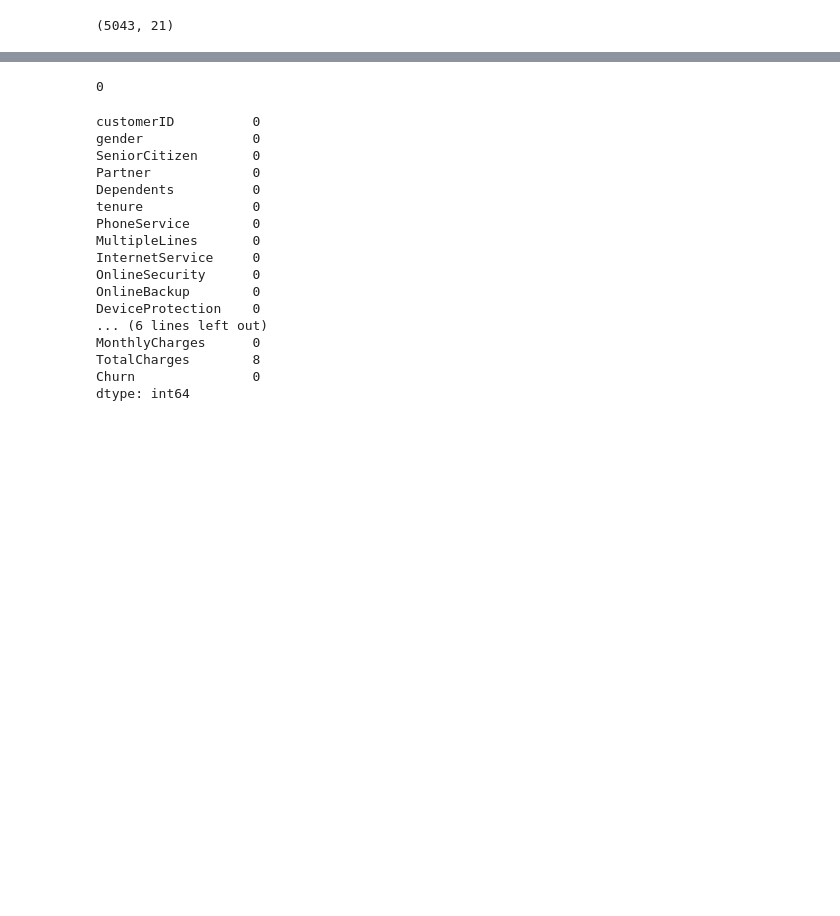
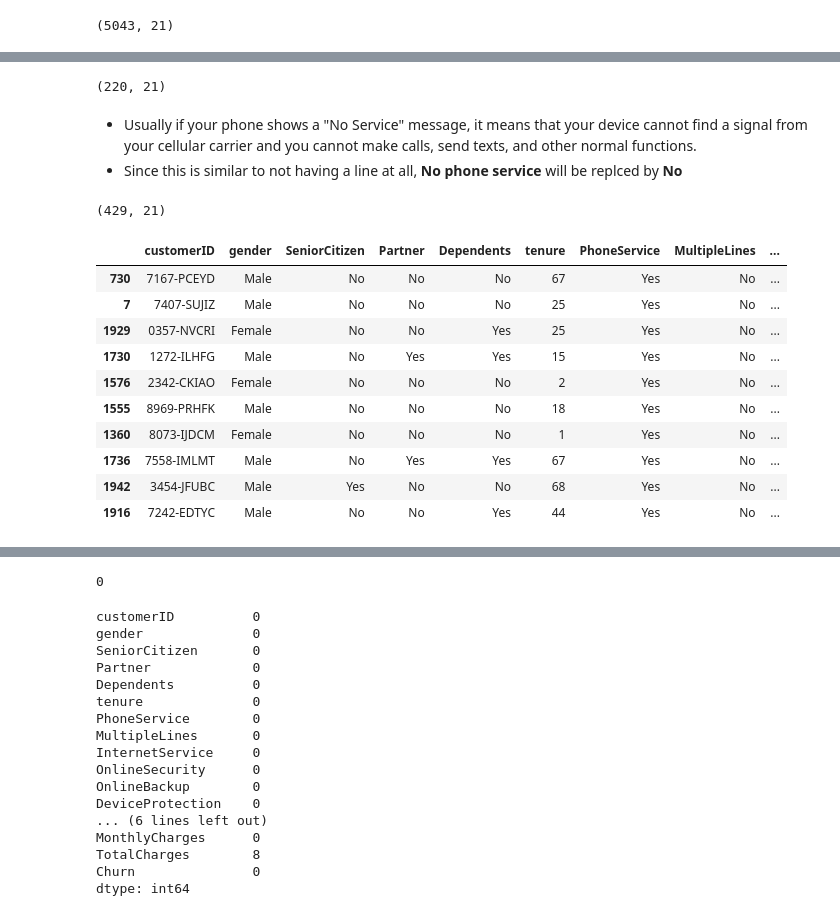
Before and after one commit to damzking/telco_churn-, a Jupyter notebook: LP2_telco_churn.ipynb, the cells around one changed output, grey strips where cells are left out. Cells and saved outputs as stored; diff of their text form; code cells hidden in the pictures; blank space fills up the shorter version.

```diff
--- a/LP2_telco_churn.ipynb
+++ b/LP2_telco_churn.ipynb
@@ -359,0 +529,29 @@ memory usage: 866.8+ KB
+# %%
+multilines_no_ph_ser=df_churn[df_churn['MultipleLines']=='No phone service']
+multilines_no_ph_ser.shape
+# %% [output]
+(220, 21)
+# %% [markdown]
+- Usually if your phone shows a "No Service" message, it means that your device cannot find a signal from your cellular carrier and you cannot make calls, send texts, and other normal functions.
+- Since this is similar to not having a line at all, **No phone service** will be replced by **No**
+# %%
+df_churn['MultipleLines']=df_churn['MultipleLines'].str.replace('No phone service', 'No')
+# %%
+Onlsec_no_intnet_ser=df_churn[df_churn['OnlineSecurity']=='No internet service']
+Onlsec_no_intnet_ser.shape
+# %% [output]
+(429, 21)
+# %%
+Onlsec_no_intnet_ser.sample(10)
+# %% [output]
+|  | customerID | gender | SeniorCitizen | Partner | Dependents | tenure | PhoneService | MultipleLines | ... |
+| 730 | 7167-PCEYD | Male | No | No | No | 67 | Yes | No | ... |
+| 7 | 7407-SUJIZ | Male | No | No | No | 25 | Yes | No | ... |
+| 1929 | 0357-NVCRI | Female | No | No | Yes | 25 | Yes | No | ... |
+| 1730 | 1272-ILHFG | Male | No | Yes | Yes | 15 | Yes | No | ... |
+| 1576 | 2342-CKIAO | Female | No | No | No | 2 | Yes | No | ... |
+| 1555 | 8969-PRHFK | Male | No | No | No | 18 | Yes | No | ... |
+| 1360 | 8073-IJDCM | Female | No | No | No | 1 | Yes | No | ... |
+| 1736 | 7558-IMLMT | Male | No | Yes | Yes | 67 | Yes | No | ... |
+| 1942 | 3454-JFUBC | Male | Yes | No | No | 68 | Yes | No | ... |
+| 1916 | 7242-EDTYC | Male | No | No | Yes | 44 | Yes | No | ... |
```
Also changed, not shown: parts of 42 cells of this notebook.
